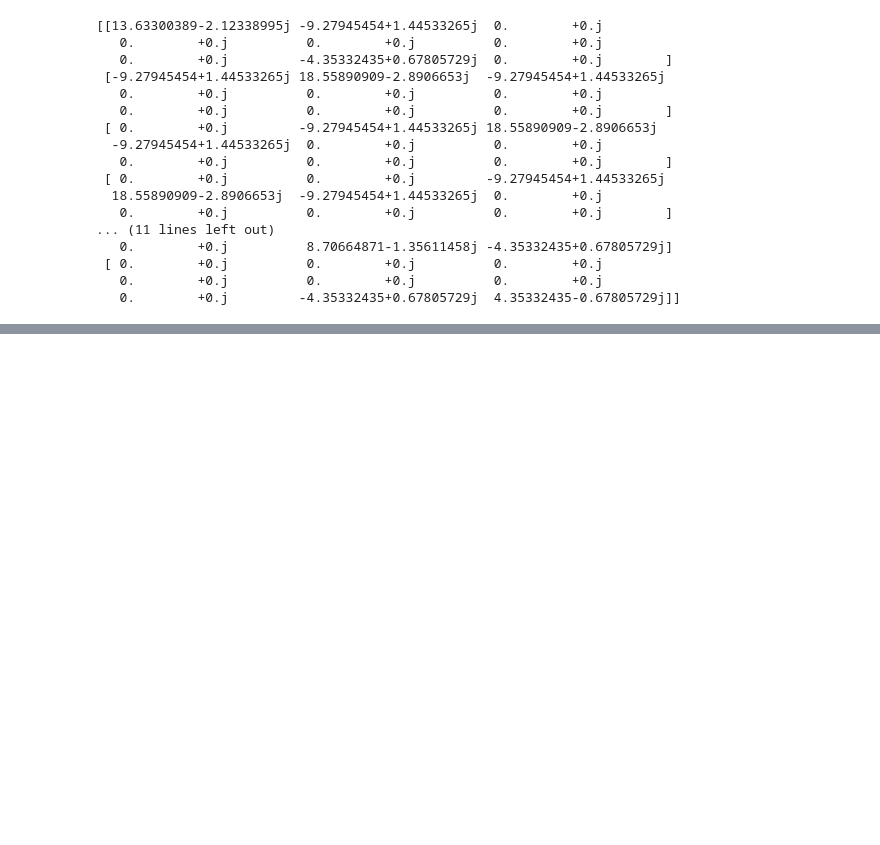
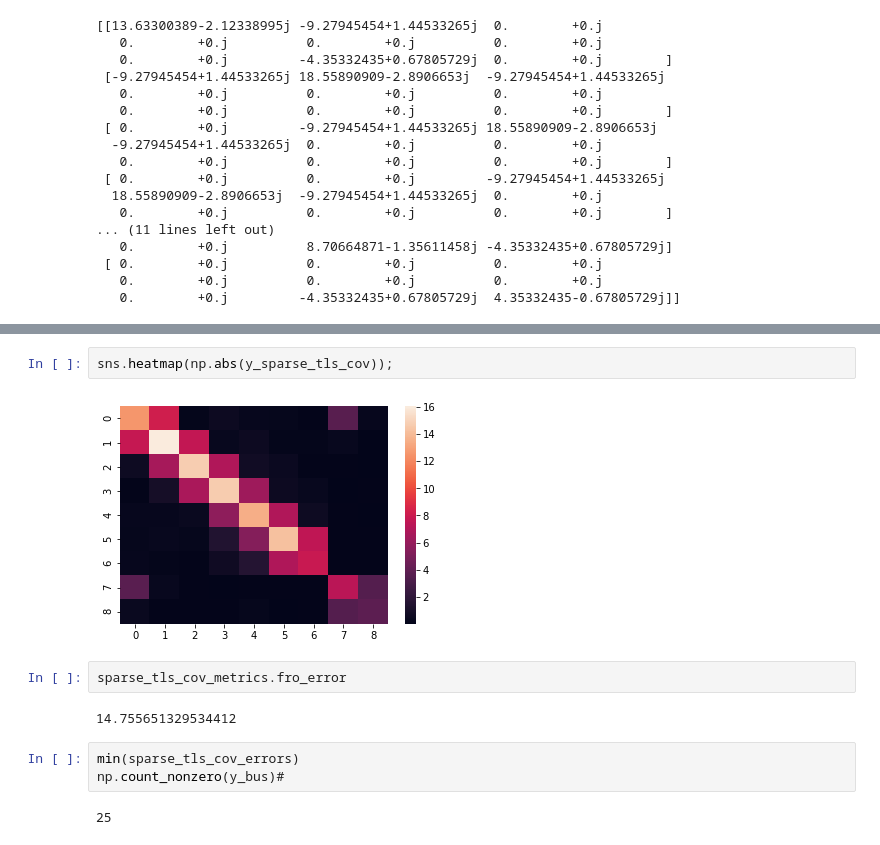
Before and after one commit to DecodEPFL/eiv-grid-id, a Jupyter notebook: notebooks/EF_08_full_network_polar.ipynb, the cells around one changed output, grey strips where cells are left out. Cells and saved outputs as stored; diff of their text form; blank space fills up the shorter version.

```diff
--- a/notebooks/EF_08_full_network_polar.ipynb
+++ b/notebooks/EF_08_full_network_polar.ipynb
@@ -337,0 +285,13 @@ sparse_tls_cov_metrics.fro_error
+# %%
+sns.heatmap(np.abs(y_sparse_tls_cov));
+# %% [output]
+[figure, added]
+# %%
+sparse_tls_cov_metrics.fro_error
+# %% [output]
+14.755651329534412
+# %%
+min(sparse_tls_cov_errors)
+np.count_nonzero(y_bus)#
+# %% [output]
+25
```
Also changed, not shown: parts of 13 cells of this notebook, 2 other files.
